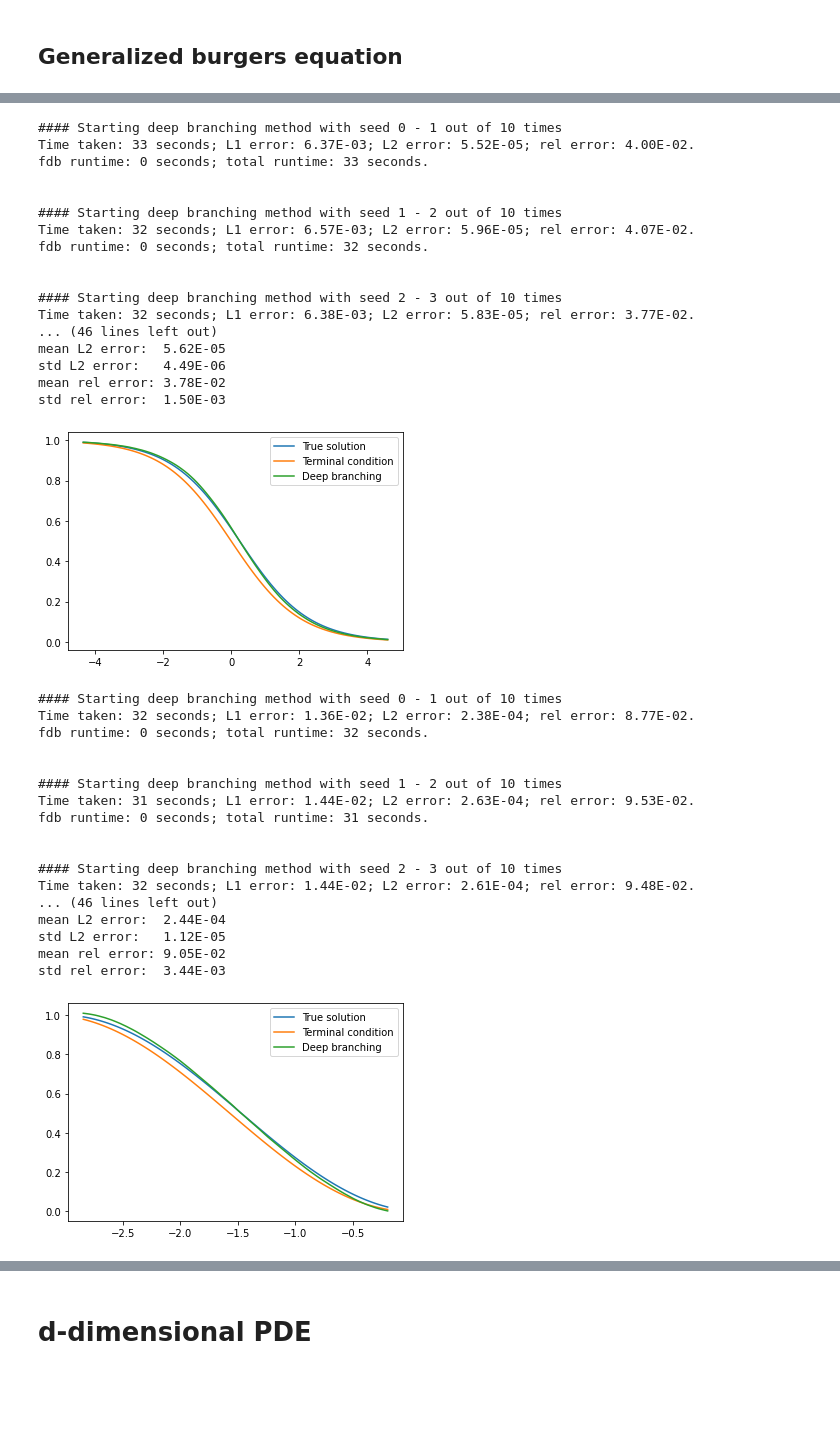
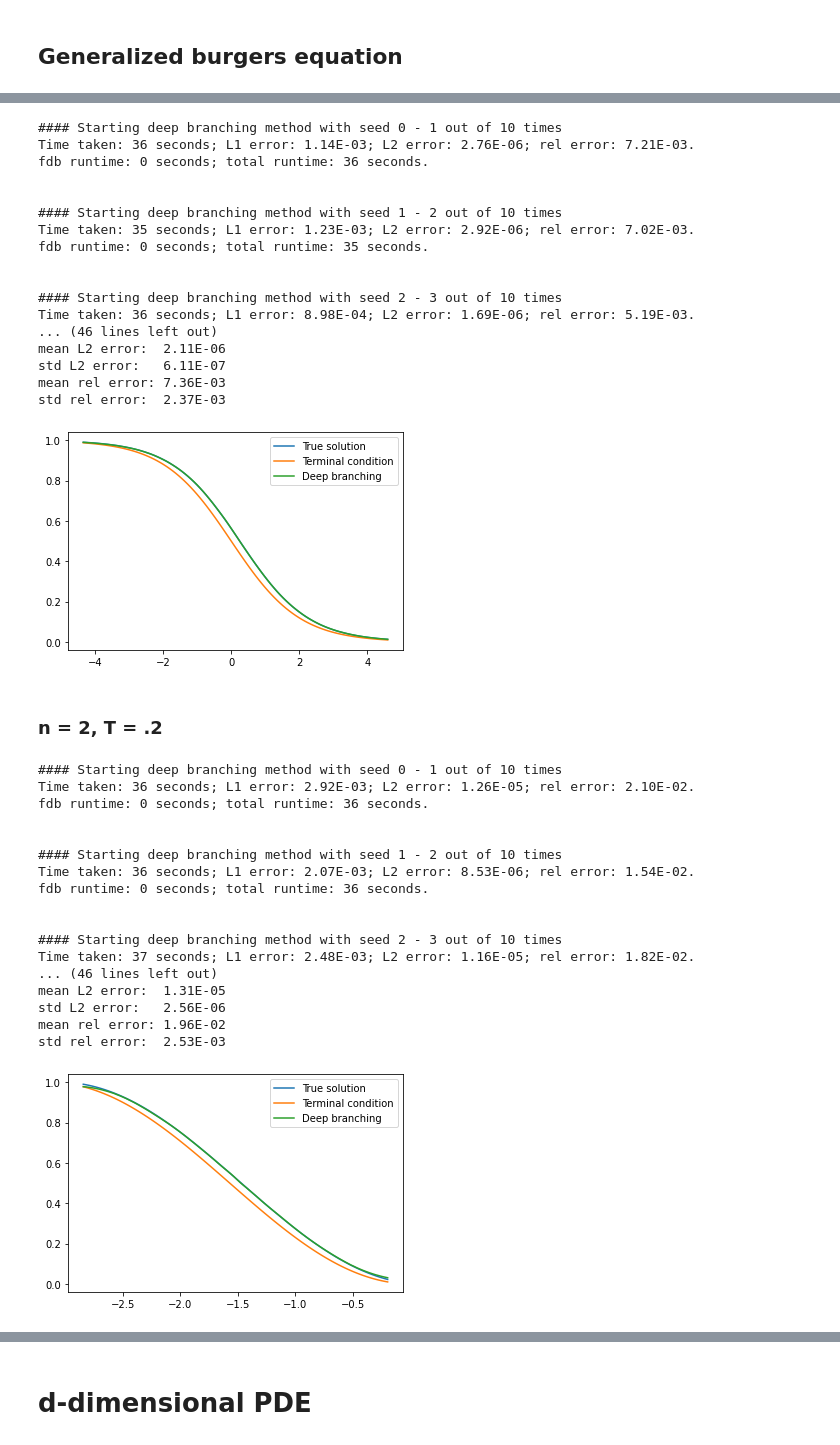
Before and after one commit to nguwijy/deep_branching_with_domain, a Jupyter notebook: deep_branching.ipynb, the cells around one changed output, grey strips where cells are left out. Saved outputs shown, nothing was run; the diff lists cells and outputs as text; code cells hidden in the pictures; blank space fills up the shorter version.

```diff
--- a/deep_branching.ipynb
+++ b/deep_branching.ipynb
@@ -471,7 +471,7 @@ def exact_example(t, x, T):
     xx = x[0] + alpha * (T - t)
     return xx**4 + xx**3 - 36/47 * xx**2 - 24*36/47 * xx + 4 * (36/47)**2
 
-t_lo, x_lo, x_hi, n = 0., -5., 5., 4
+t_lo, x_lo, x_hi = 0., -5., 5.
 grid = np.linspace(x_lo, x_hi, 100)
 grid_d_dim = np.expand_dims(grid, axis=0)
 grid_d_dim_with_t = np.concatenate((t_lo * np.ones((1, 100)), grid_d_dim), axis=0)
@@ -539,7 +539,7 @@ def phi_example(x, coordinate=0):
 def exact_example(t, x, T):
     return np.cos(x[0] + alpha * (T-t))
 
-t_lo, x_lo, x_hi, n = 0., -3., 3., 3
+t_lo, x_lo, x_hi = 0., -3., 3.
 grid = np.linspace(x_lo, x_hi, 100)
 grid_d_dim = np.expand_dims(grid, axis=0)
 grid_d_dim_with_t = np.concatenate((t_lo * np.ones((1, 100)), grid_d_dim), axis=0)
@@ -614,7 +614,7 @@ def exact_example(t, x, T):
     nu = (2 * sigma**2 * gamma * rho - (1 - gamma) * mu**2) / (2 * sigma**2 * gamma**2)
     return x[0]**(1 - gamma) * (1 + (nu-1) * math.exp(-nu * (T - t)))**gamma / (nu**gamma * (1 - gamma))
 
-t_lo, x_lo, x_hi, n = 0., 100., 200., 2
+t_lo, x_lo, x_hi = 0., 100., 200.
 grid = np.linspace(x_lo, x_hi, 100)
 grid_d_dim = np.expand_dims(grid, axis=0)
 grid_d_dim_with_t = np.concatenate((t_lo * np.ones((1, 100)), grid_d_dim), axis=0)
@@ -692,13 +662,13 @@ def gen_fun_and_inv(n, eps, nu, u1, u2):
     if n == 1:
         fun = (
             lambda u:(
-                2*nu/(u2-u1)*np.log((u2 - u)/(u - u1))
+                nu/(u2-u1)*np.log((u2 - u)/(u - u1))
             )
         )
     elif n == 1/2:
         fun = (
             lambda u: (
-                (2*nu)**2*(
+                nu**2*(
                     (u2-u1)**(-2)*(1/(u-u1) - 1/(u2-u))
                     + 2*(u2-u1)**(-3)*np.log((u2-u)/(u-u1)))
             )
@@ -706,14 +676,14 @@ def gen_fun_and_inv(n, eps, nu, u1, u2):
     elif n == 1/3:
         fun = (
             lambda u: (
-                (2*nu)**3*(
+                nu**3*(
                     .5*(u2-u1)**(-3)*(1/(u-u1)**2 - 1/(u2-u)**2)
                     + 3*(u2-u1)**(-4)*(1/(u-u1) - 1/(u2-u))
                     + 6*(u2-u1)**(-5)*np.log((u2-u)/(u-u1)))
             )
         )
     else:
-        fun = (lambda u:-(2*nu)**(1/n)*n*(u-u1)*((u2-u1)*(u-u1))**(-1/n)*special.hyp2f1(1/n,1-1/n,2-1/n, (u-u1)/(u2-u1))/(n-1))
+        fun = (lambda u:-nu**(1/n)*n*(u-u1)*((u2-u1)*(u-u1))**(-1/n)*special.hyp2f1(1/n,1-1/n,2-1/n, (u-u1)/(u2-u1))/(n-1))
     inv = (lambda xi: inversefunc(fun, y_values=xi, domain=[u1+eps,u2-eps]))
     return fun, inv
 
@@ -723,7 +693,7 @@ def gen_for_generalized_burgers(
     T=1.,
     u1=0.,
     u2=1.,
-    nu=.5,
+    nu=1,
     eps=1e-6,
     eps_graph=1e-2,
     verbose=False
@@ -801,24 +771,24 @@ def gen_for_generalized_burgers(
         """
         return (
             - y[0] * y[1]
-            + nu * y[2] * n * y[1].abs()**(n-1)
-            - nu * y[2]
+            + nu * y[2] * n * y[1].abs()**(n-1) / 2
+            - nu * y[2] / 2
         )
 
     def phi_example(x, coordinate=0):
         if n == 1:
-            return u2 + (u1 - u2) / (1 + torch.exp((u1 - u2) * x[0] / (2 * nu)))
+            return u2 + (u1 - u2) / (1 + torch.exp((u1 - u2) * x[0] / nu))
         elif n == 2:
-            return u1 + (u2 - u1) * torch.sin(-x[0] / (2 * math.sqrt(2 * nu)))**2
+            return u1 + (u2 - u1) * torch.sin(-x[0] / (2 * math.sqrt(nu)))**2
         else:
             return inv_model(x.T).squeeze(dim=-1)
 
     def exact_example(t, x, T):
         xi = x[0] - lambd * (T - t)
         if n == 1:
-            return u2 + (u1 - u2) / (1 + np.exp((u1 - u2) * xi / (2 * nu)))
+            return u2 + (u1 - u2) / (1 + np.exp((u1 - u2) * xi / nu))
         elif n == 2:
-            return u1 + (u2 - u1) * np.sin(-xi / (2 * math.sqrt(2 * nu)))**2
+            return u1 + (u2 - u1) * np.sin(-xi / (2 * math.sqrt(nu)))**2
         else:
             return inv(xi)
 
@@ -835,5 +807,4 @@ def gen_for_generalized_burgers(
 # %%
-# n = 1
 n, T = 1, .5
 grid, grid_d_dim, grid_d_dim_with_t, t_lo, true, terminal, \
     f_example, deriv_map, phi_example = gen_for_generalized_burgers(n=n, T=T)
@@ -846,57 +817,58 @@ compare_performance(grid, grid_d_dim, grid_d_dim_with_t, t_lo, true, terminal=te
                     bsde_nb_states=1000, bsde_nb_time_intervals=4,
                     dgm_nb_states=10000, f_fun=f_example, dgm_f_fun=f_example,
                     deriv_map=deriv_map, dgm_deriv_map=deriv_map, phi_fun=phi_example,
-                    lr_gamma=0.1, branch_lr=1e-2, branch_activation="tanh", neurons=20, layers=5)
+                    lr_gamma=0.1, branch_lr=1e-2, branch_activation="tanh", neurons=20, layers=5, save_for_best_model=False)
 # %% [output]
 #### Starting deep branching method with seed 0 - 1 out of 10 times
-Time taken: 33 seconds; L1 error: 6.37E-03; L2 error: 5.52E-05; rel error: 4.00E-02.
-fdb runtime: 0 seconds; total runtime: 33 seconds.
+Time taken: 36 seconds; L1 error: 1.14E-03; L2 error: 2.76E-06; rel error: 7.21E-03.
+fdb runtime: 0 seconds; total runtime: 36 seconds.
 
 
 #### Starting deep branching method with seed 1 - 2 out of 10 times
-Time taken: 32 seconds; L1 error: 6.57E-03; L2 error: 5.96E-05; rel error: 4.07E-02.
-fdb runtime: 0 seconds; total runtime: 32 seconds.
+Time taken: 35 seconds; L1 error: 1.23E-03; L2 error: 2.92E-06; rel error: 7.02E-03.
+fdb runtime: 0 seconds; total runtime: 35 seconds.
 
 
 #### Starting deep branching method with seed 2 - 3 out of 10 times
-Time taken: 32 seconds; L1 error: 6.38E-03; L2 error: 5.83E-05; rel error: 3.77E-02.
+Time taken: 36 seconds; L1 error: 8.98E-04; L2 error: 1.69E-06; rel error: 5.19E-03.
 ... (46 lines left out)
-mean L2 error:  5.62E-05
-std L2 error:   4.49E-06
-mean rel error: 3.78E-02
-std rel error:  1.50E-03
+mean L2 error:  2.11E-06
+std L2 error:   6.11E-07
+mean rel error: 7.36E-03
+std rel error:  2.37E-03
 [figure]
+# %% [markdown]
+### n = 2, T = .2
 # %%
-# n = 2
 n, T = 2, .2
 grid, grid_d_dim, grid_d_dim_with_t, t_lo, true, terminal, \
     f_example, deriv_map, phi_example = gen_for_generalized_burgers(n=n, T=T)
 compare_performance(grid, grid_d_dim, grid_d_dim_with_t, t_lo, true, terminal=terminal, # seeds=[0],
                     disable_bsde=True, disable_galerkin=True, # verbose=True, debug_mode=True,
                     T=T, device=device, epochs=3000, fname=f"burger_{n}",
                     branch_nb_states=1000, branch_nb_path_per_state=10000,
                     branch_patches=1, branch_exponential_lambda=-math.log(.95)/T,
                     branch_nb_states_per_batch=200,
                     bsde_nb_states=1000, bsde_nb_time_intervals=4,
                     dgm_nb_states=10000, f_fun=f_example, dgm_f_fun=f_example,
                     deriv_map=deriv_map, dgm_deriv_map=deriv_map, phi_fun=phi_example,
-                    lr_gamma=0.1, branch_lr=1e-2, branch_activation="tanh", neurons=20, layers=5)
+                    lr_gamma=0.1, branch_lr=1e-2, branch_activation="tanh", neurons=20, layers=5, save_for_best_model=False)
 # %% [output]
 #### Starting deep branching method with seed 0 - 1 out of 10 times
-Time taken: 32 seconds; L1 error: 1.36E-02; L2 error: 2.38E-04; rel error: 8.77E-02.
-fdb runtime: 0 seconds; total runtime: 32 seconds.
+Time taken: 36 seconds; L1 error: 2.92E-03; L2 error: 1.26E-05; rel error: 2.10E-02.
+fdb runtime: 0 seconds; total runtime: 36 seconds.
 
 
 #### Starting deep branching method with seed 1 - 2 out of 10 times
-Time taken: 31 seconds; L1 error: 1.44E-02; L2 error: 2.63E-04; rel error: 9.53E-02.
-fdb runtime: 0 seconds; total runtime: 31 seconds.
+Time taken: 36 seconds; L1 error: 2.07E-03; L2 error: 8.53E-06; rel error: 1.54E-02.
+fdb runtime: 0 seconds; total runtime: 36 seconds.
 
 
 #### Starting deep branching method with seed 2 - 3 out of 10 times
-Time taken: 32 seconds; L1 error: 1.44E-02; L2 error: 2.61E-04; rel error: 9.48E-02.
+Time taken: 37 seconds; L1 error: 2.48E-03; L2 error: 1.16E-05; rel error: 1.82E-02.
 ... (46 lines left out)
-mean L2 error:  2.44E-04
-std L2 error:   1.12E-05
-mean rel error: 9.05E-02
-std rel error:  3.44E-03
+mean L2 error:  1.31E-05
+std L2 error:   2.56E-06
+mean rel error: 1.96E-02
+std rel error:  2.53E-03
-[figure, old version]
+[figure, new version]
```
Also changed, not shown: parts of 24 cells of this notebook, 55 other files.
